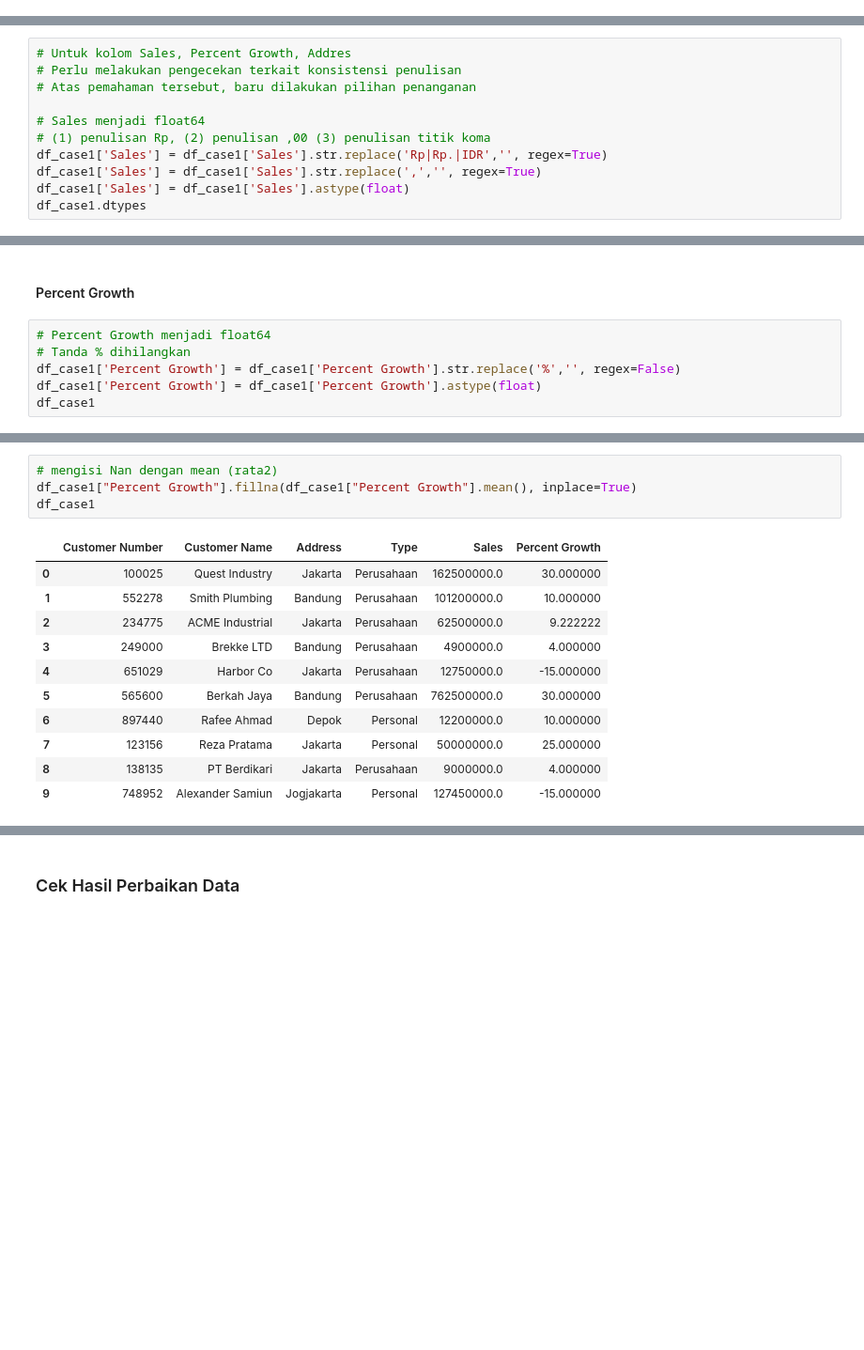
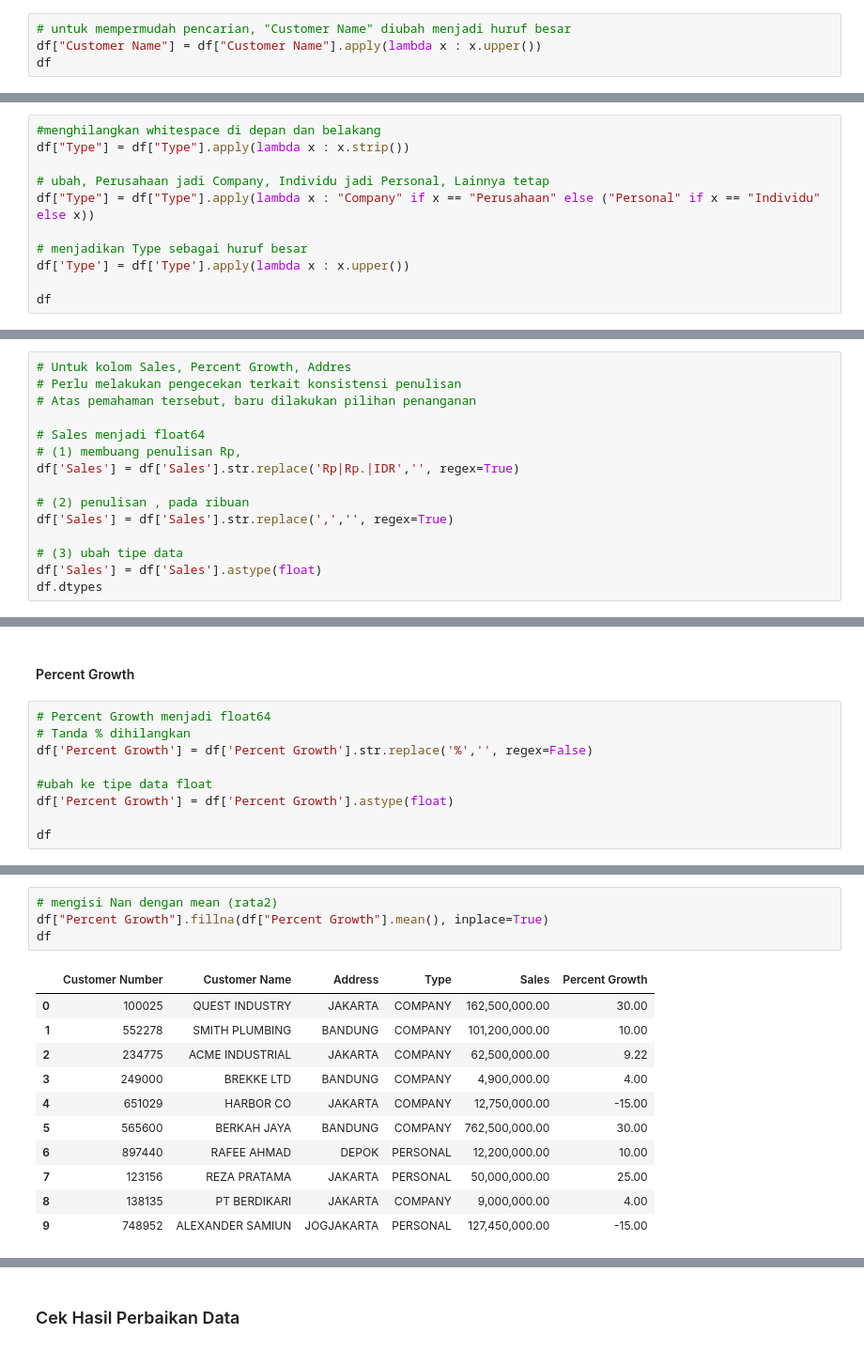
Before and after one commit to CRMDSDIP/PJJDAS_IV, a Jupyter notebook: Data_Preparation/day1/DataPreparation_1.ipynb, the cells around one changed output, grey strips where cells are left out. Shown at 94% size. Saved outputs shown, nothing was run; the diff lists cells and outputs as text; blank space fills up the shorter version.

```diff
--- a/Data_Preparation/day1/DataPreparation.ipynb
+++ b/Data_Preparation/day1/DataPreparation_1.ipynb
@@ -1157,0 +1544,4 @@ memory usage: 608.0+ bytes
+# %%
+# untuk mempermudah pencarian, "Customer Name" diubah menjadi huruf besar
+df["Customer Name"] = df["Customer Name"].apply(lambda x : x.upper())
+df
@@ -1157,0 +1584,11 @@ memory usage: 608.0+ bytes
+# %%
+#menghilangkan whitespace di depan dan belakang
+df["Type"] = df["Type"].apply(lambda x : x.strip())
+
+# ubah, Perusahaan jadi Company, Individu jadi Personal, Lainnya tetap
+df["Type"] = df["Type"].apply(lambda x : "Company" if x == "Perusahaan" else ("Personal" if x == "Individu" else x))
+
+# menjadikan Type sebagai huruf besar
+df['Type'] = df['Type'].apply(lambda x : x.upper())
+
+df
@@ -1177,9 +1619,13 @@ df_case1
 # Atas pemahaman tersebut, baru dilakukan pilihan penanganan
 
 # Sales menjadi float64
-# (1) penulisan Rp, (2) penulisan ,00 (3) penulisan titik koma
-df_case1['Sales'] = df_case1['Sales'].str.replace('Rp|Rp.|IDR','', regex=True)
-df_case1['Sales'] = df_case1['Sales'].str.replace(',','', regex=True)
-df_case1['Sales'] = df_case1['Sales'].astype(float)
-df_case1.dtypes
+# (1) membuang penulisan Rp,
+df['Sales'] = df['Sales'].str.replace('Rp|Rp.|IDR','', regex=True)
+
+# (2) penulisan , pada ribuan
+df['Sales'] = df['Sales'].str.replace(',','', regex=True)
+
+# (3) ubah tipe data
+df['Sales'] = df['Sales'].astype(float)
+df.dtypes
 # %% [output]
@@ -1209,8 +1655,11 @@ df_case1
 # %%
 # Percent Growth menjadi float64
 # Tanda % dihilangkan
-df_case1['Percent Growth'] = df_case1['Percent Growth'].str.replace('%','', regex=False)
-df_case1['Percent Growth'] = df_case1['Percent Growth'].astype(float)
-df_case1
+df['Percent Growth'] = df['Percent Growth'].str.replace('%','', regex=False)
+
+#ubah ke tipe data float
+df['Percent Growth'] = df['Percent Growth'].astype(float)
+
+df
 # %% [output]
 |  | Customer Number | Customer Name | Address | Type | Sales | Percent Growth |
@@ -1290,16 +1697,16 @@ df_case1
 # %%
 # mengisi Nan dengan mean (rata2)
-df_case1["Percent Growth"].fillna(df_case1["Percent Growth"].mean(), inplace=True)
-df_case1
+df["Percent Growth"].fillna(df["Percent Growth"].mean(), inplace=True)
+df
 # %% [output]
 |  | Customer Number | Customer Name | Address | Type | Sales | Percent Growth |
-| 0 | 100025 | Quest Industry | Jakarta | Perusahaan | 162500000.0 | 30.000000 |
-| 1 | 552278 | Smith Plumbing | Bandung | Perusahaan | 101200000.0 | 10.000000 |
-| 2 | 234775 | ACME Industrial | Jakarta | Perusahaan | 62500000.0 | 9.222222 |
-| 3 | 249000 | Brekke LTD | Bandung | Perusahaan | 4900000.0 | 4.000000 |
-| 4 | 651029 | Harbor Co | Jakarta | Perusahaan | 12750000.0 | -15.000000 |
-| 5 | 565600 | Berkah Jaya | Bandung | Perusahaan | 762500000.0 | 30.000000 |
-| 6 | 897440 | Rafee Ahmad | Depok | Personal | 12200000.0 | 10.000000 |
-| 7 | 123156 | Reza Pratama | Jakarta | Personal | 50000000.0 | 25.000000 |
-| 8 | 138135 | PT Berdikari | Jakarta | Perusahaan | 9000000.0 | 4.000000 |
-| 9 | 748952 | Alexander Samiun | Jogjakarta | Personal | 127450000.0 | -15.000000 |
+| 0 | 100025 | QUEST INDUSTRY | JAKARTA | COMPANY | 162,500,000.00 | 30.00 |
+| 1 | 552278 | SMITH PLUMBING | BANDUNG | COMPANY | 101,200,000.00 | 10.00 |
+| 2 | 234775 | ACME INDUSTRIAL | JAKARTA | COMPANY | 62,500,000.00 | 9.22 |
+| 3 | 249000 | BREKKE LTD | BANDUNG | COMPANY | 4,900,000.00 | 4.00 |
+| 4 | 651029 | HARBOR CO | JAKARTA | COMPANY | 12,750,000.00 | -15.00 |
+| 5 | 565600 | BERKAH JAYA | BANDUNG | COMPANY | 762,500,000.00 | 30.00 |
+| 6 | 897440 | RAFEE AHMAD | DEPOK | PERSONAL | 12,200,000.00 | 10.00 |
+| 7 | 123156 | REZA PRATAMA | JAKARTA | PERSONAL | 50,000,000.00 | 25.00 |
+| 8 | 138135 | PT BERDIKARI | JAKARTA | COMPANY | 9,000,000.00 | 4.00 |
+| 9 | 748952 | ALEXANDER SAMIUN | JOGJAKARTA | PERSONAL | 127,450,000.00 | -15.00 |
```
Also changed, not shown: parts of 316 cells of this notebook.
